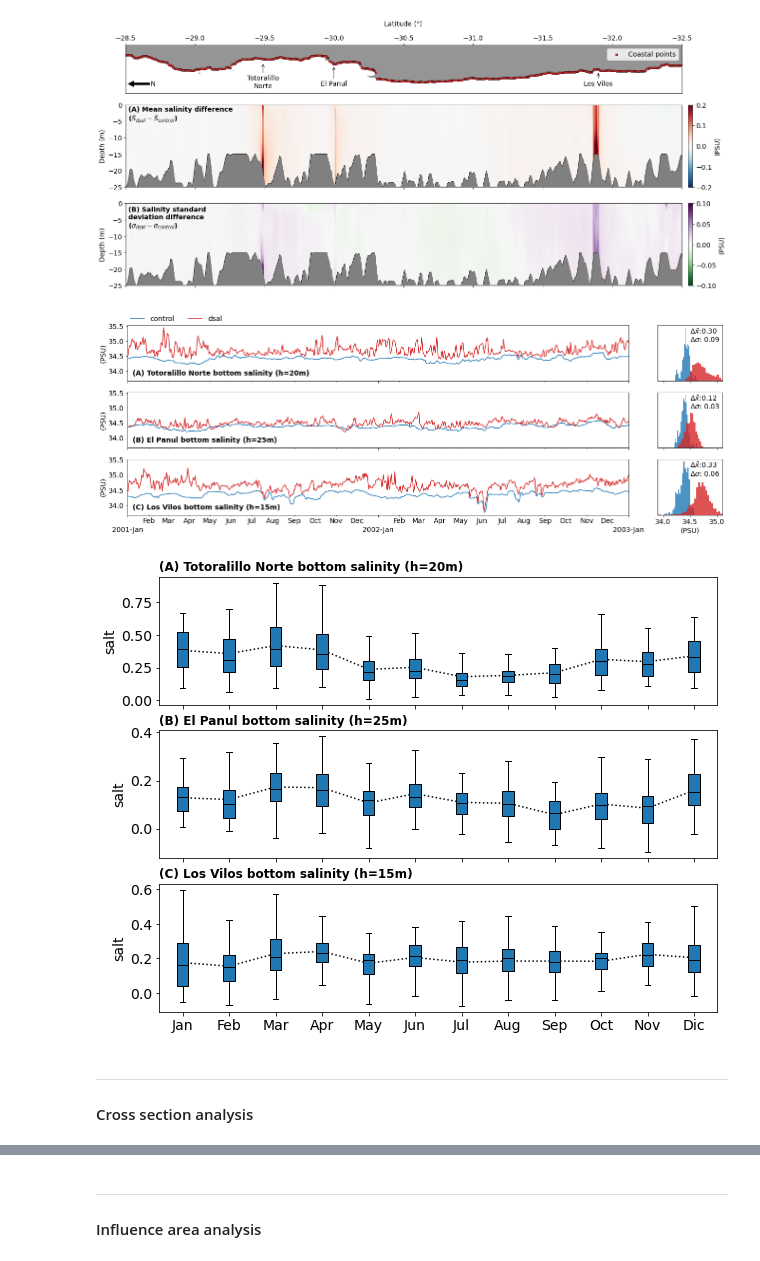
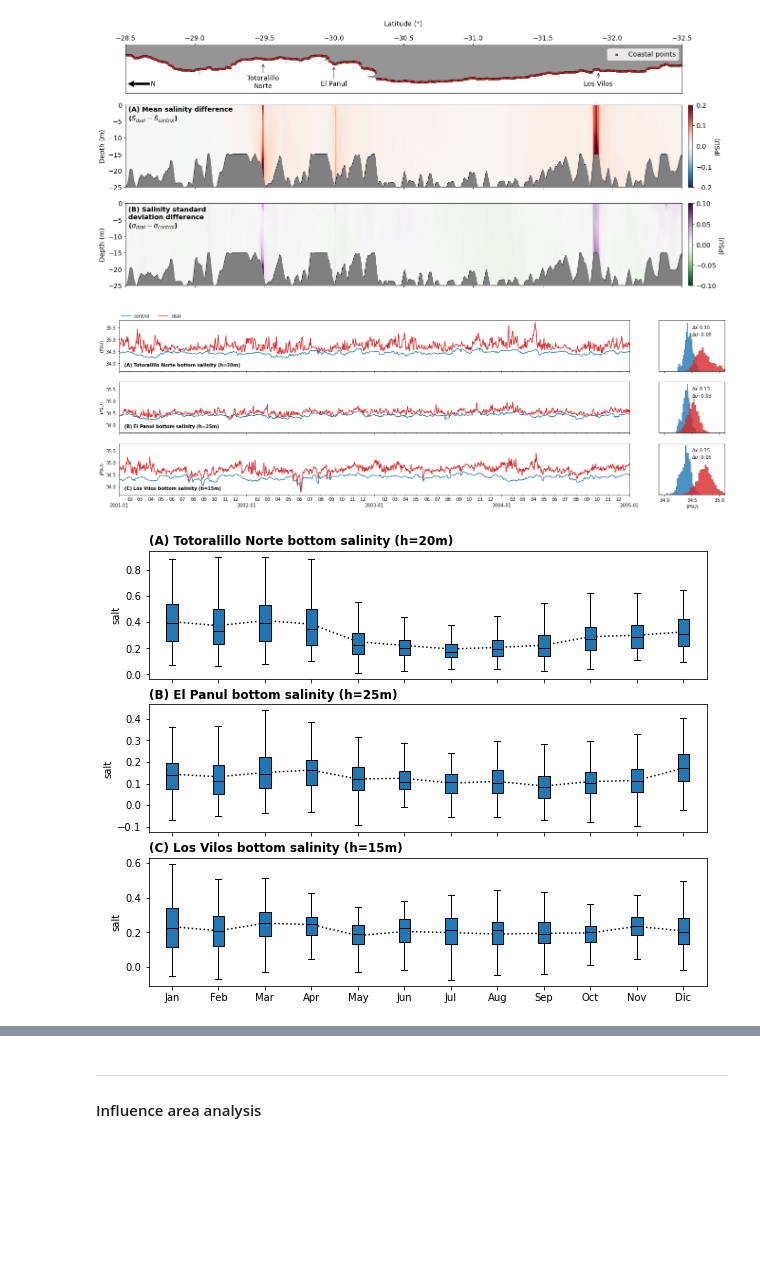
Before and after one commit to lucasglasner/CROCOSIMS, a Jupyter notebook: SIMSEQUIA/analysis_rund1.ipynb, the cells around one changed output, grey strips where cells are left out. Cells and saved outputs as stored; diff of their text form; code cells hidden in the pictures; blank space fills up the shorter version.

```diff
--- a/SIMSEQUIA/analysis_rund1.ipynb
+++ b/SIMSEQUIA/analysis_rund1.ipynb
@@ -64,7 +62,7 @@ coastline = gpd.read_file('~/storage/VECTORIAL/limites/chilecontinental.gpkg')
 gridd1 = xr.open_dataset('~/storage/SEQUIA/crocod1_grd.nc').load()
 # %%
 # Load control simulation
-pathsavg_control = sorted(glob('data/DESALADORAS_RUND1/*avg*'))[:-1]
+pathsavg_control = sorted(glob('data/DESALADORAS_RUND1/*avg*'))
 control_avg      = xr.open_mfdataset(pathsavg_control, parallel=True)
 control_avg      = fix_crocotime(control_avg, YORIG='1949-12-30 23:59:50')
 control_avg      = center_crocogrid(control_avg, control_avg.keys())
@@ -79,14 +77,17 @@ rivers_avg      = center_crocogrid(rivers_avg, rivers_avg.keys())
 zeta_control = control_avg.zeta.load()#.where(gridd1.mask_rho==1)
 zeta_rivers  = rivers_avg.zeta.load()#.where(gridd1.mask_rho==1)
 # %%
-# Compute depth of sigma layers
-cs    = control_avg.Cs_r.load()[0]
-hc    = control_avg.hc.load()[0]
-srho  = control_avg.s_rho.load()
+# # Compute depth of sigma layers
+# cs    = control_avg.Cs_r.load()[0]
+# hc    = control_avg.hc.load()[0]
+# srho  = control_avg.s_rho.load()
 
 
-zcontrol = rhopoints_depths(gridd1.h.expand_dims(dim={'s_rho':srho}), zeta_control, srho, cs, hc).load()
-zrivers  = rhopoints_depths(gridd1.h.expand_dims(dim={'s_rho':srho}), zeta_rivers, srho, cs, hc).load()
+# zcontrol = rhopoints_depths(gridd1.h.expand_dims(dim={'s_rho':srho}), zeta_control, srho, cs, hc)
+# zrivers  = rhopoints_depths(gridd1.h.expand_dims(dim={'s_rho':srho}), zeta_rivers, srho, cs, hc).load()
+
+# zcontrol.name = 'z_rho'
+# zrivers.name  = 'z_rho'
 # %%
 # Load salinity fields in computer memory
 salt_control = control_avg.salt.load()
@@ -208,7 +246,7 @@ ax2.annotate('Los Vilos', xy=(-31.9, 360-71.55), xytext=(-31.9,288.25), ha='cent
 Text(-31.9, 288.25, 'Los Vilos')
 [figure]
 # %%
-fig, ax = plt.subplots(3,1, sharex=True, sharey=True, figsize=(18,7))
+fig, ax = plt.subplots(3,1, sharex=True, sharey=True, figsize=(20,7))
 
 paneltitle=['(A) Totoralillo Norte bottom salinity (h=20m)',
             '(B) El Panul bottom salinity (h=25m)',
@@ -222,37 +260,37 @@ for i,e in enumerate(np.array([406,341,105])):
     ax[i].plot(y.time,y, color='tab:red',label='dsal')
 
     box = ax[i].get_position()
     newx = fig.add_axes([box.xmax*1.05,box.ymin,0.1,box.ymax-box.ymin])
     newx.hist(x, bins='auto', color='tab:blue', alpha=0.8, density=True)
     newx.hist(y, bins='auto', color='tab:red', alpha=0.8, density=True)
     newx.set_xlim(33.9,35.1)
     newx.set_xticks(np.arange(34,35+0.5,0.5))
     newx.set_yticks([])
 
     mdiff = (y-x).mean().item()
     sdiff = (y.std()-x.std()).item()
     newx.text(0.5,0.7,r'$\Delta\bar{x}$:'+'{:.2f}'.format(mdiff)+'\n$\Delta \sigma$: {:.2f}'.format(sdiff),
               transform=newx.transAxes, ha='left')
     ax[i].set_yticks(np.arange(34,36,0.5))
     if i!=2:
         newx.set_xticklabels([])
     else:
         newx.set_xlabel('(PSU)')
 
 
 ax[0].legend(ncol=2, loc=(0,1), frameon=False)
 
 for axis in ax.ravel():
     axis.set_ylabel('(PSU)')
     axis.set_xlabel('')
     axis.set_title('')
     axis.xaxis.set_minor_locator(mdates.MonthLocator(range(2,13)))
-    axis.xaxis.set_minor_formatter(mdates.DateFormatter('%b'))
+    axis.xaxis.set_minor_formatter(mdates.DateFormatter('%m'))
     axis.xaxis.set_major_locator(mdates.YearLocator())
-    axis.xaxis.set_major_formatter(mdates.DateFormatter('\n%Y-%b'))
-    axis.set_xlim(pd.to_datetime('2001'),pd.to_datetime('2003'))
+    axis.xaxis.set_major_formatter(mdates.DateFormatter('\n%Y-%m'))
+    axis.set_xlim(pd.to_datetime('2001'),pd.to_datetime('2005'))
 # %% [output]
-[figure, old version]
+[figure, new version]
 # %%
 fig, ax = plt.subplots(3,1, sharex=True, sharey=False, figsize=(10,8))
 
@@ -276,8 +314,4 @@ for i,e in enumerate([406,341,104]):
     ax[i].set_xlabel('')
     # ax[i].set_ylim(-0.2,1)
 # %% [output]
-[figure, old version]
+[figure, new version]
-# %% [markdown]
----
-
-#### Cross section analysis
```
Also changed, not shown: parts of 13 cells of this notebook.
